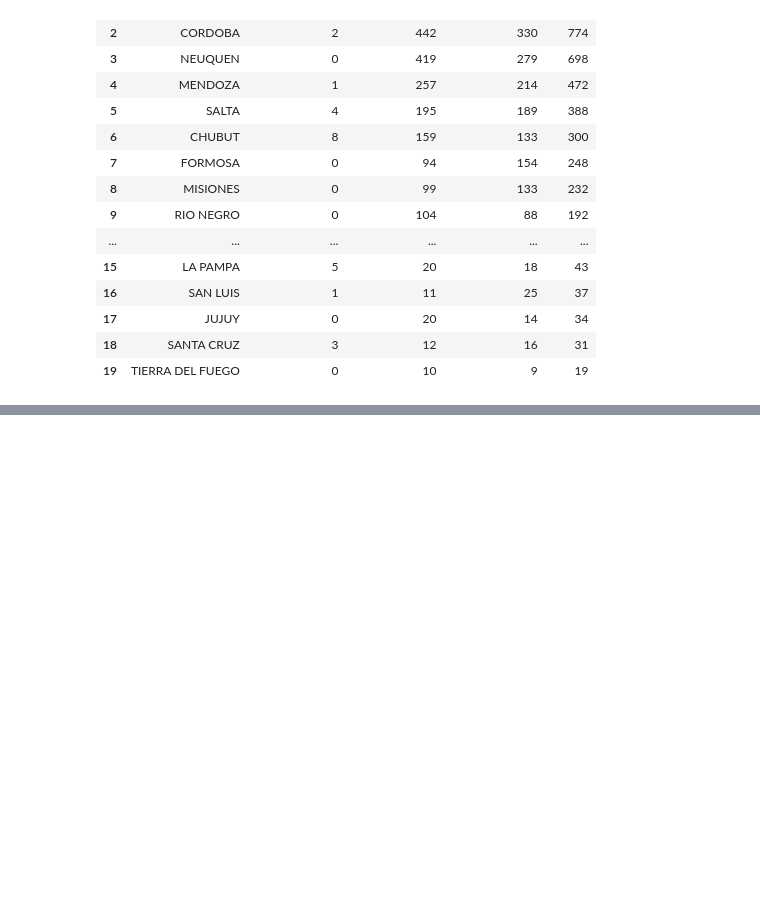
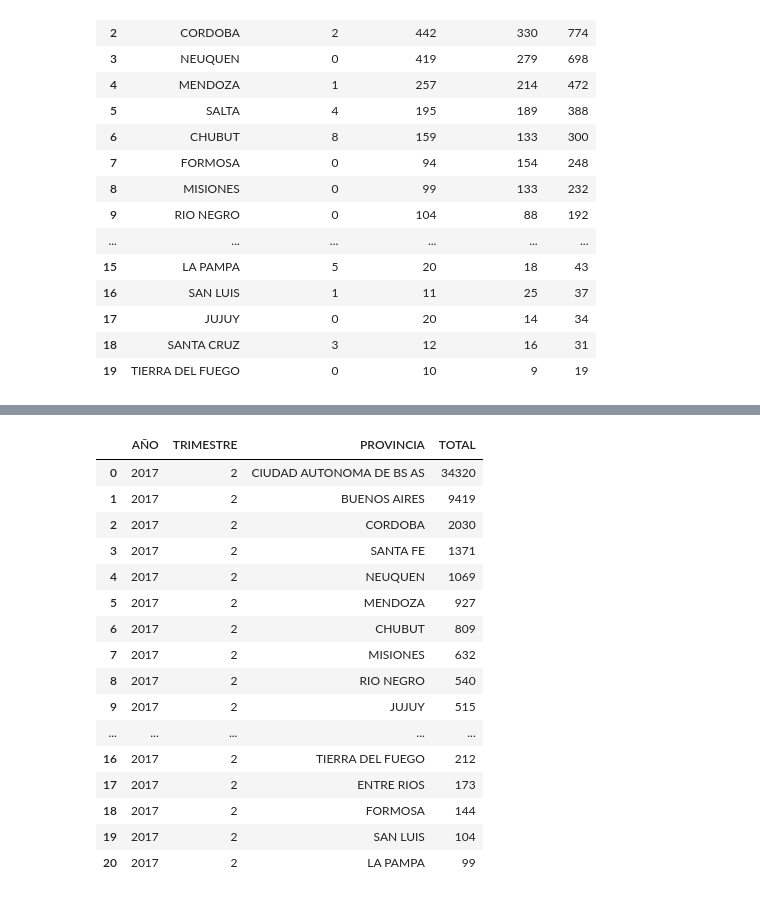
Before and after one commit to DATASCIENTISTSHENRY/PF_DataScience_Migraciones, a Jupyter notebook: EDA_ETL/ETL_EDA_Kpi_Amba.ipynb, the cells around one changed output, grey strips where cells are left out. Cells and saved outputs as stored; diff of their text form; code cells hidden in the pictures; blank space fills up the shorter version.

```diff
--- a/EDA_ETL/ETL_EDA_Kpi_Amba.ipynb
+++ b/EDA_ETL/ETL_EDA_Kpi_Amba.ipynb
@@ -330,0 +377,24 @@ df_residencias22020
+# %%
+residencias_2_2017= agregar_año_trimestre(df_residencias22017, año= 2017, trimestre= 2)
+
+residencias_2_2017.to_csv("../DATASETS_ARGENTINA/residencias_2_2017.csv", index= False)
+# %%
+residencias_2_2017
+# %% [output]
+|  | AÑO | TRIMESTRE | PROVINCIA | TOTAL |
+| 0 | 2017 | 2 | CIUDAD AUTONOMA DE BS AS | 34320 |
+| 1 | 2017 | 2 | BUENOS AIRES | 9419 |
+| 2 | 2017 | 2 | CORDOBA | 2030 |
+| 3 | 2017 | 2 | SANTA FE | 1371 |
+| 4 | 2017 | 2 | NEUQUEN | 1069 |
+| 5 | 2017 | 2 | MENDOZA | 927 |
+| 6 | 2017 | 2 | CHUBUT | 809 |
+| 7 | 2017 | 2 | MISIONES | 632 |
+| 8 | 2017 | 2 | RIO NEGRO | 540 |
+| 9 | 2017 | 2 | JUJUY | 515 |
+| ... | ... | ... | ... | ... |
+| 16 | 2017 | 2 | TIERRA DEL FUEGO | 212 |
+| 17 | 2017 | 2 | ENTRE RIOS | 173 |
+| 18 | 2017 | 2 | FORMOSA | 144 |
+| 19 | 2017 | 2 | SAN LUIS | 104 |
+| 20 | 2017 | 2 | LA PAMPA | 99 |
```
Also changed, not shown: parts of 36 cells of this notebook, 16 other files.
